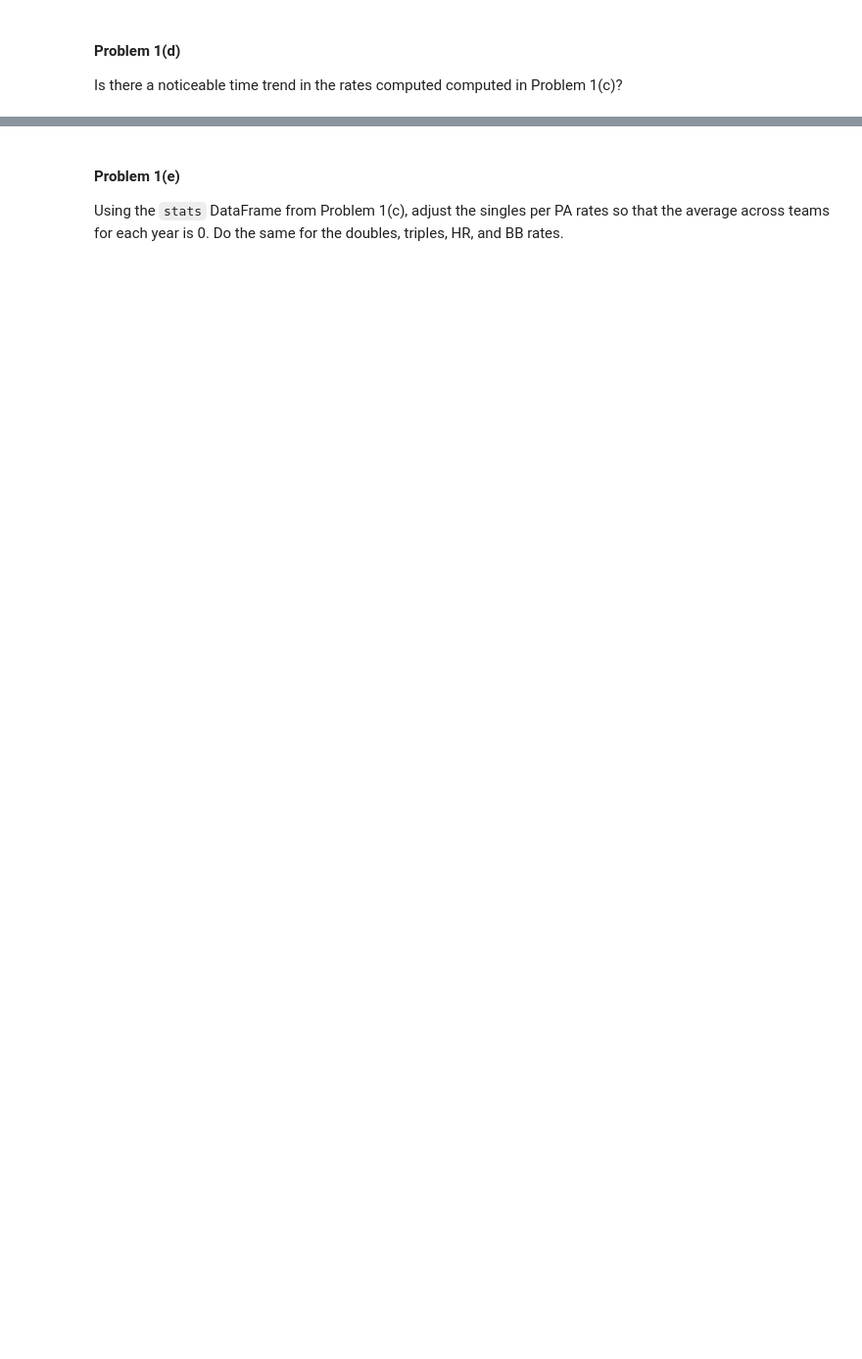
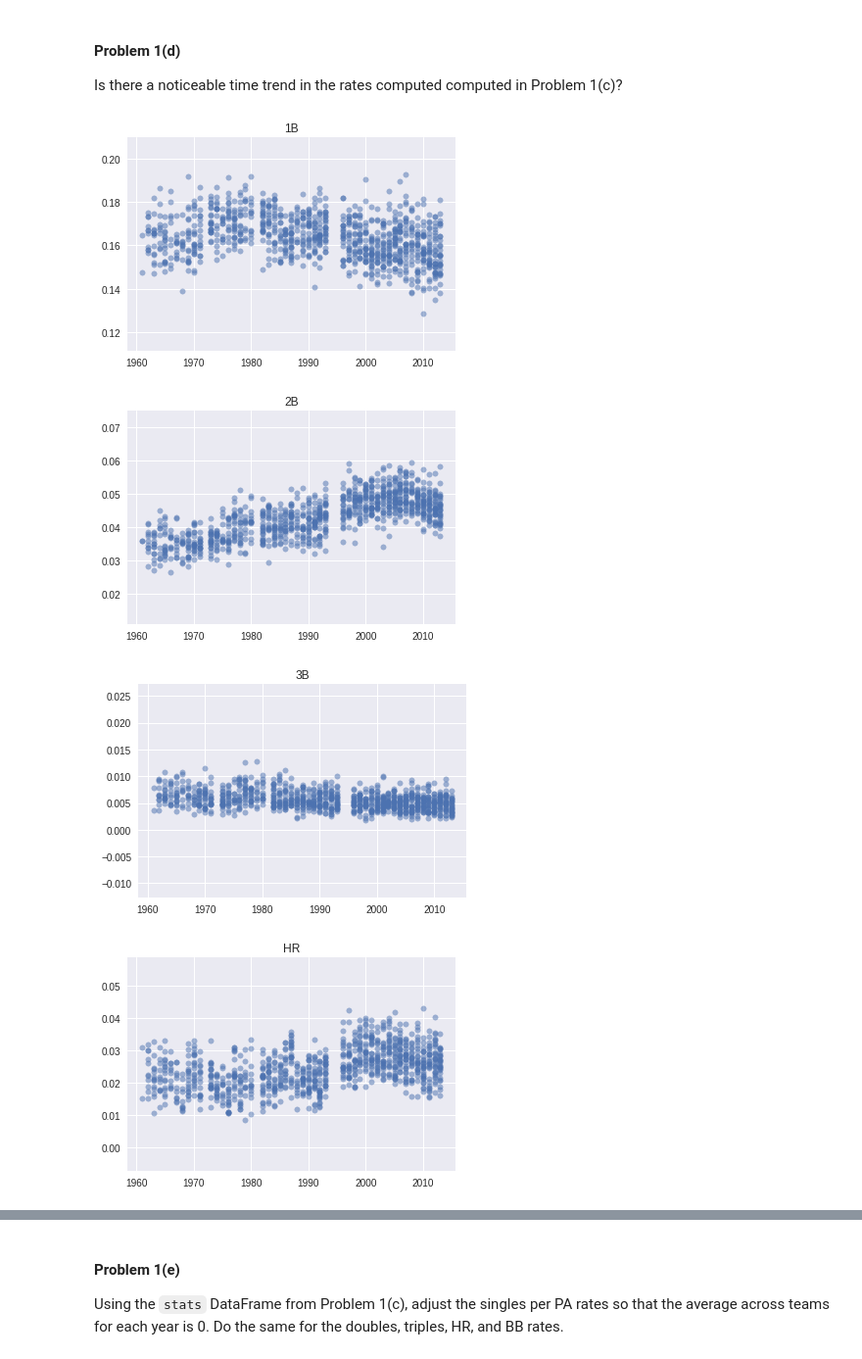
Before and after one commit to at-tran/CS109-assignments, a Jupyter notebook: Homework 3/HW3.ipynb, the cells around one changed output, grey strips where cells are left out. Shown at 98% size. Cells and saved outputs as stored; diff of their text form; code cells hidden in the pictures; blank space fills up the shorter version.

```diff
--- a/Homework 3/HW3.ipynb
+++ b/Homework 3/HW3.ipynb
@@ -88,3 +92,9 @@ Master.csv | master
+# %%
+teams = pd.read_csv('Teams.csv')
+players = pd.read_csv('Batting.csv')
+salaries = pd.read_csv('Salaries.csv')
+fielding = pd.read_csv('Fielding.csv')
+master = pd.read_csv('Master.csv')
 # %% [markdown]
 #### Problem 1(b)
 
@@ -101,0 +139,13 @@ Now, consider only team/season combinations in which the teams played 162 Games.
+# %%
+teams_considered = teams[(teams.yearID > 1947) & (teams.G == 162)]
+
+stats = teams_considered[['teamID', 'yearID', 'W', '2B', '3B', 'HR', 'BB']].copy()
+stats['1B'] = teams_considered.H - stats['2B'] - stats['3B'] - stats.HR
+plate_appearances = teams_considered.AB + teams_considered.BB
+
+features = ['1B', '2B', '3B', 'HR', 'BB']
+
+for col in features:
+    stats[col] = stats[col] / plate_appearances
+
+stats.head()
@@ -107,0 +163,11 @@ Is there a noticeable time trend in the rates computed computed in Problem 1(c)?
+# %%
+### Your code here ###
+for col in features:
+    plt.scatter(stats.yearID, stats[col], alpha=0.5, s=30)
+    plt.title(col)
+    plt.show()
+# %% [output]
+[figure, added]
+[figure, added]
+[figure, added]
+[figure, added]
```
Also changed, not shown: parts of 54 cells of this notebook, 18 other files.
